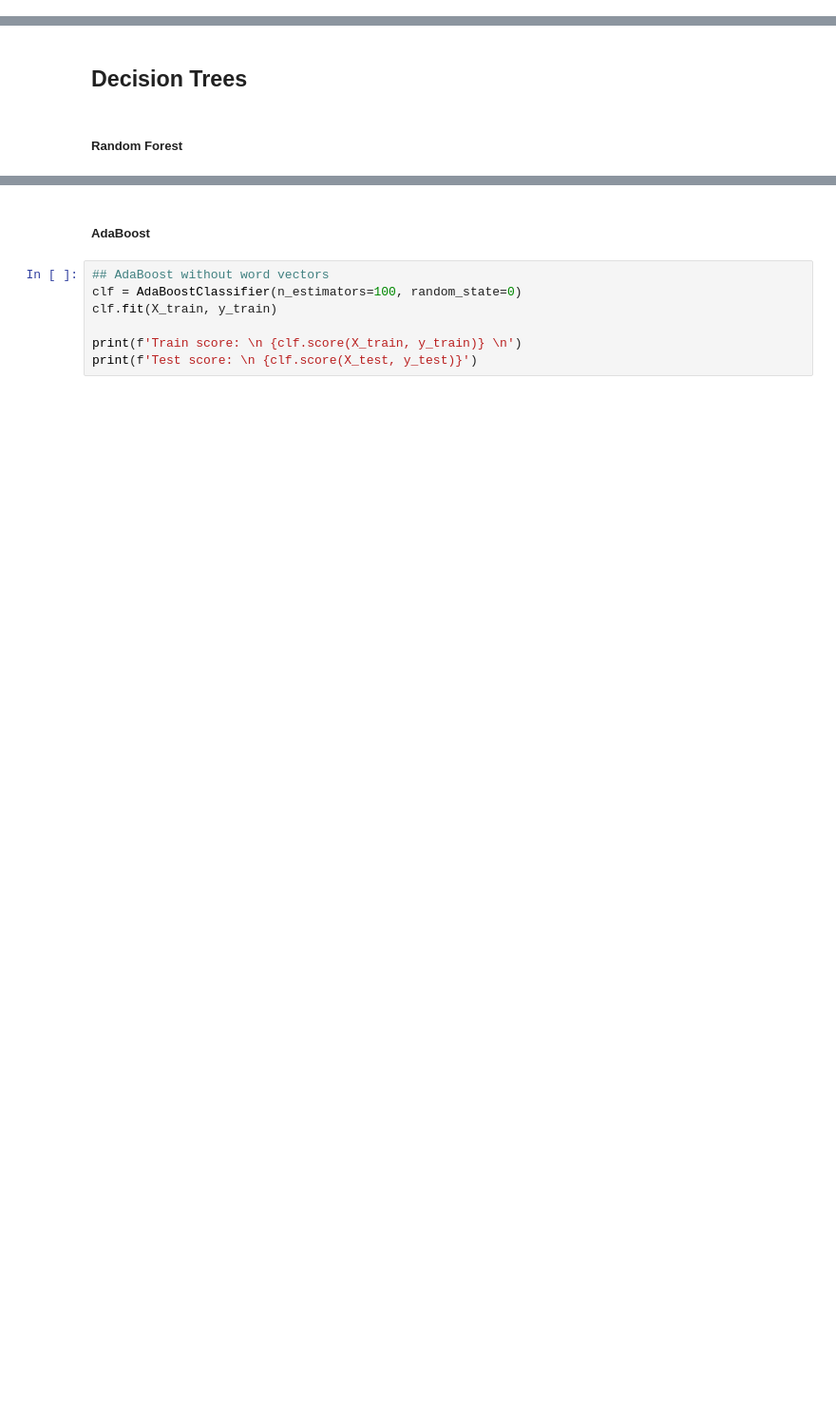
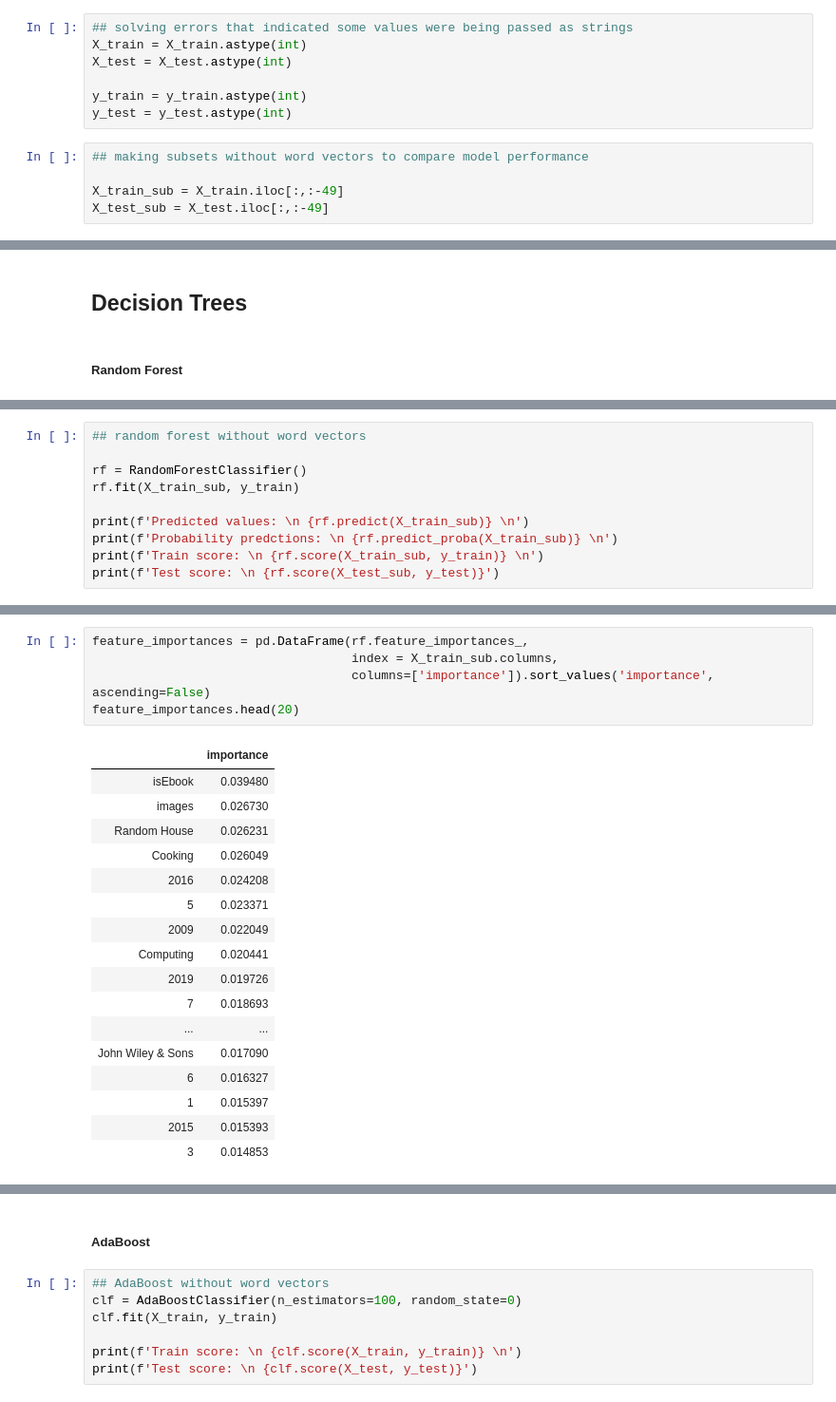
Before and after one commit to michaeleby1/google-books-classification, a Jupyter notebook: modeling.ipynb, the cells around one changed output, grey strips where cells are left out. Shown at 95% size. Drawn from its saved outputs; the diff is of its cells as text; blank space fills up the shorter version.

```diff
--- a/modeling.ipynb
+++ b/modeling.ipynb
@@ -140,0 +137,12 @@ y_test = y_test.astype('int')
+# %%
+## solving errors that indicated some values were being passed as strings
+X_train = X_train.astype(int)
+X_test = X_test.astype(int)
+
+y_train = y_train.astype(int)
+y_test = y_test.astype(int)
+# %%
+## making subsets without word vectors to compare model performance
+
+X_train_sub = X_train.iloc[:,:-49]
+X_test_sub = X_test.iloc[:,:-49]
@@ -201,0 +243,10 @@ Test score:
+# %%
+## random forest without word vectors
+
+rf = RandomForestClassifier()
+rf.fit(X_train_sub, y_train)
+
+print(f'Predicted values: \n {rf.predict(X_train_sub)} \n')
+print(f'Probability predctions: \n {rf.predict_proba(X_train_sub)} \n')
+print(f'Train score: \n {rf.score(X_train_sub, y_train)} \n')
+print(f'Test score: \n {rf.score(X_test_sub, y_test)}')
@@ -234 +301,24 @@ Test score:
+# %%
+feature_importances = pd.DataFrame(rf.feature_importances_,
+                                   index = X_train_sub.columns,
+                                   columns=['importance']).sort_values('importance', ascending=False)
+feature_importances.head(20)
+# %% [output]
+|  | importance |
+| isEbook | 0.039480 |
+| images | 0.026730 |
+| Random House | 0.026231 |
+| Cooking | 0.026049 |
+| 2016 | 0.024208 |
+| 5 | 0.023371 |
+| 2009 | 0.022049 |
+| Computing | 0.020441 |
+| 2019 | 0.019726 |
+| 7 | 0.018693 |
+| ... | ... |
+| John Wiley & Sons | 0.017090 |
+| 6 | 0.016327 |
+| 1 | 0.015397 |
+| 2015 | 0.015393 |
+| 3 | 0.014853 |
 # %%
```
Also changed, not shown: parts of 30 cells of this notebook, 1 other file.
